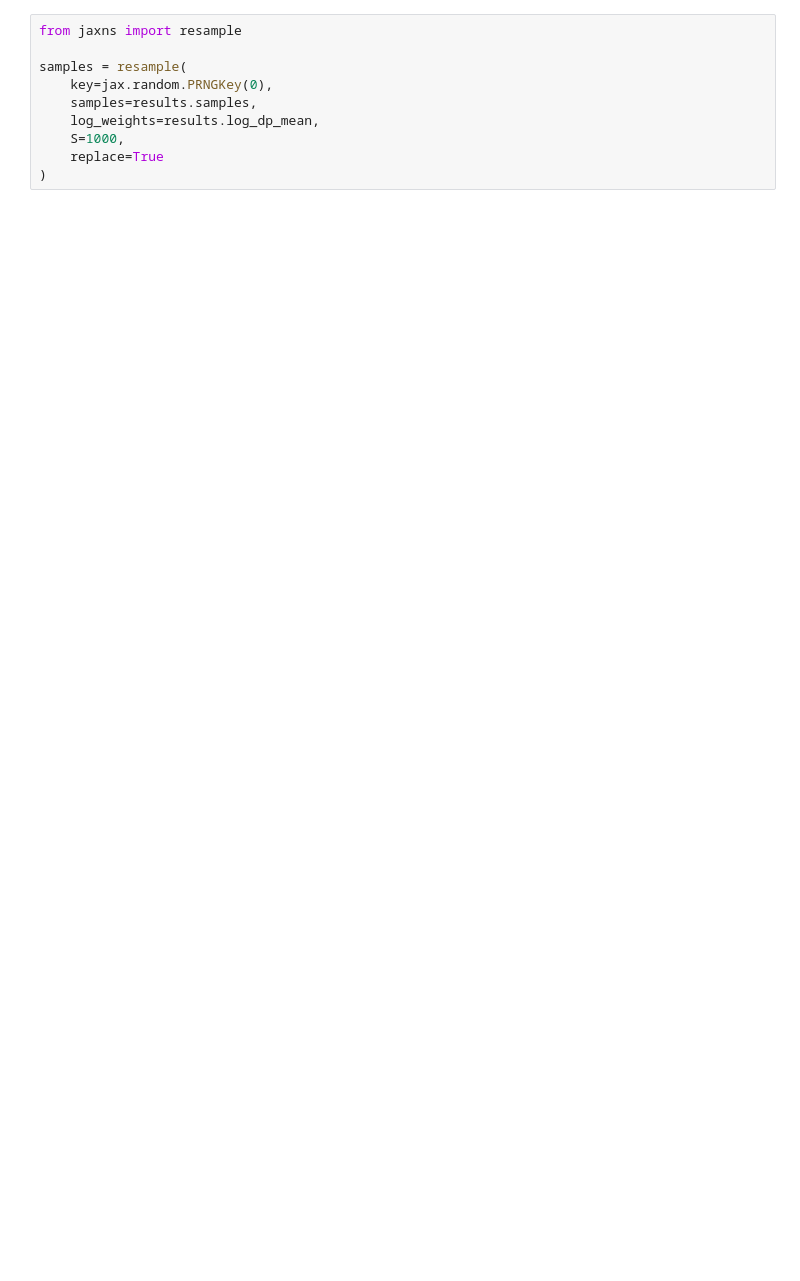
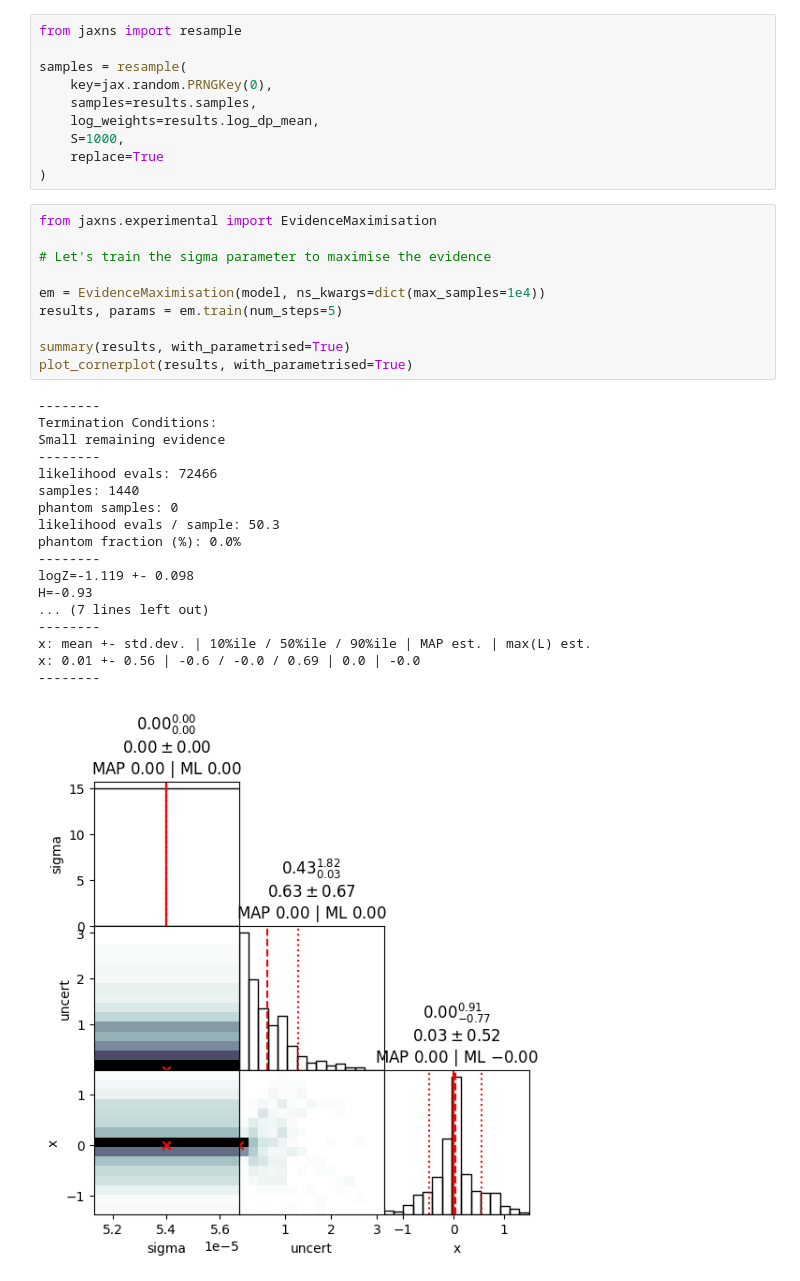
Before and after one commit to Joshuaalbert/jaxns, a Jupyter notebook: docs/examples/intro_example.ipynb, the cells around one changed output. Cells and saved outputs as stored; diff of their text form; blank space fills up the shorter version.

```diff
--- a/docs/examples/intro_example.ipynb
+++ b/docs/examples/intro_example.ipynb
@@ -109,3 +109,32 @@ samples = resample(
     S=1000,
     replace=True
 )
+# %%
+from jaxns.experimental import EvidenceMaximisation
+
+# Let's train the sigma parameter to maximise the evidence
+
+em = EvidenceMaximisation(model, ns_kwargs=dict(max_samples=1e4))
+results, params = em.train(num_steps=5)
+
+summary(results, with_parametrised=True)
+plot_cornerplot(results, with_parametrised=True)
+# %% [output]
+--------
+Termination Conditions:
+Small remaining evidence
+--------
+likelihood evals: 72466
+samples: 1440
+phantom samples: 0
+likelihood evals / sample: 50.3
+phantom fraction (%): 0.0%
+--------
+logZ=-1.119 +- 0.098
+H=-0.93
+... (7 lines left out)
+--------
+x: mean +- std.dev. | 10%ile / 50%ile / 90%ile | MAP est. | max(L) est.
+x: 0.01 +- 0.56 | -0.6 / -0.0 / 0.69 | 0.0 | -0.0
+--------
+[figure, added]
```
Also changed, not shown: parts of 2 cells of this notebook, 2 other files.
